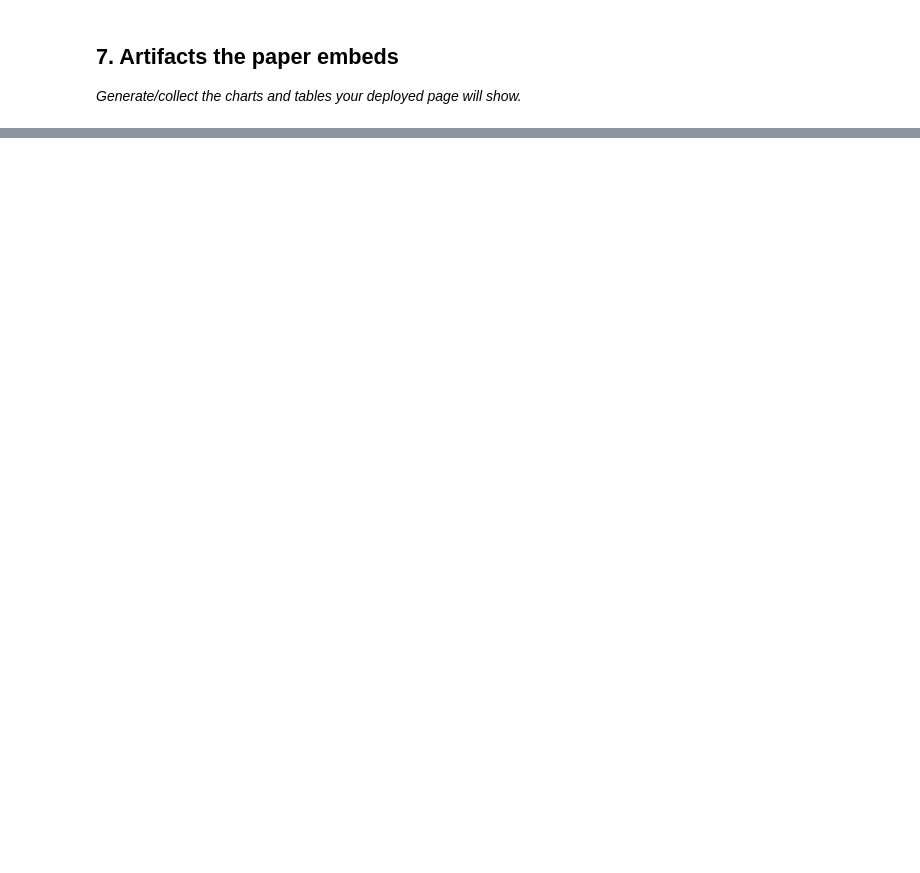
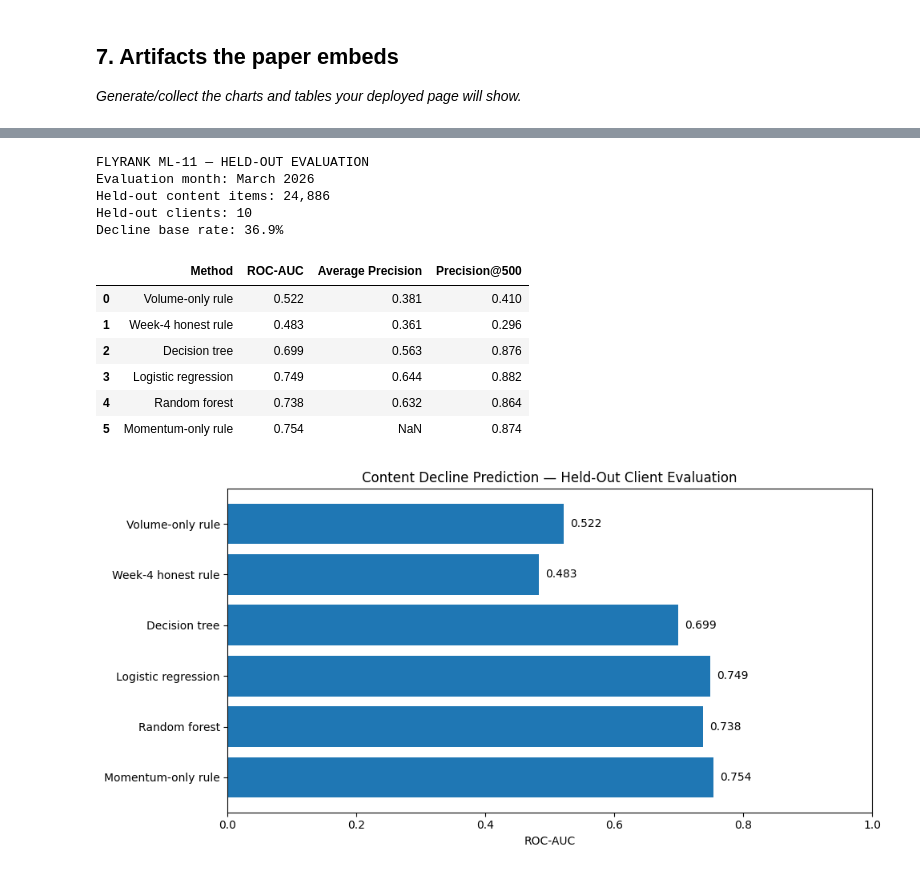
Before and after one commit to yasmeenmh90-beep/flyrank-ml-internship-starter, a Jupyter notebook: work/notebooks/capstone.ipynb, the cells around one changed output, grey strips where cells are left out. Cells and saved outputs as stored; diff of their text form; code cells hidden in the pictures; blank space fills up the shorter version.

```diff
--- a/work/notebooks/capstone.ipynb
+++ b/work/notebooks/capstone.ipynb
@@ -36,0 +102,79 @@ This skeleton is yours to fill. Work the sections **in order** — each one has
+# %%
+
+import pandas as pd
+import matplotlib.pyplot as plt
+
+# Aggregate results reported in the ML-11 research paper.
+# These are transcribed results, not freshly rerun experiments.
+
+results = pd.DataFrame({
+    "Method": [
+        "Volume-only rule",
+        "Week-4 honest rule",
+        "Decision tree",
+        "Logistic regression",
+        "Random forest",
+        "Momentum-only rule"
+    ],
+    "ROC-AUC": [
+        0.522, 0.483, 0.699,
+        0.749, 0.738, 0.754
+    ],
+    "Average Precision": [
+        0.381, 0.361, 0.563,
+        0.644, 0.632, None
+    ],
+    "Precision@500": [
+        0.410, 0.296, 0.876,
+        0.882, 0.864, 0.874
+    ]
+})
+
+print("FLYRANK ML-11 — HELD-OUT EVALUATION")
+print("Evaluation month: March 2026")
+print("Held-out content items: 24,886")
+print("Held-out clients: 10")
+print("Decline base rate: 36.9%")
+
+display(results)
+
+# Create the comparison chart.
+fig, ax = plt.subplots(figsize=(10, 5))
+
+bars = ax.barh(
+    results["Method"],
+    results["ROC-AUC"]
+)
+
+ax.invert_yaxis()
+ax.set_xlim(0, 1)
+ax.set_xlabel("ROC-AUC")
+ax.set_title(
+    "Content Decline Prediction — "
+    "Held-Out Client Evaluation"
+)
+
+for bar, value in zip(bars, results["ROC-AUC"]):
+    ax.text(
+        value + 0.01,
+        bar.get_y() + bar.get_height() / 2,
+        f"{value:.3f}",
+        va="center"
+    )
+
+plt.tight_layout()
+plt.show()
+# %% [output]
+FLYRANK ML-11 — HELD-OUT EVALUATION
+Evaluation month: March 2026
+Held-out content items: 24,886
+Held-out clients: 10
+Decline base rate: 36.9%
+|  | Method | ROC-AUC | Average Precision | Precision@500 |
+| 0 | Volume-only rule | 0.522 | 0.381 | 0.410 |
+| 1 | Week-4 honest rule | 0.483 | 0.361 | 0.296 |
+| 2 | Decision tree | 0.699 | 0.563 | 0.876 |
+| 3 | Logistic regression | 0.749 | 0.644 | 0.882 |
+| 4 | Random forest | 0.738 | 0.632 | 0.864 |
+| 5 | Momentum-only rule | 0.754 | NaN | 0.874 |
+[figure, added]
```
Also changed, not shown: parts of 18 cells of this notebook.
